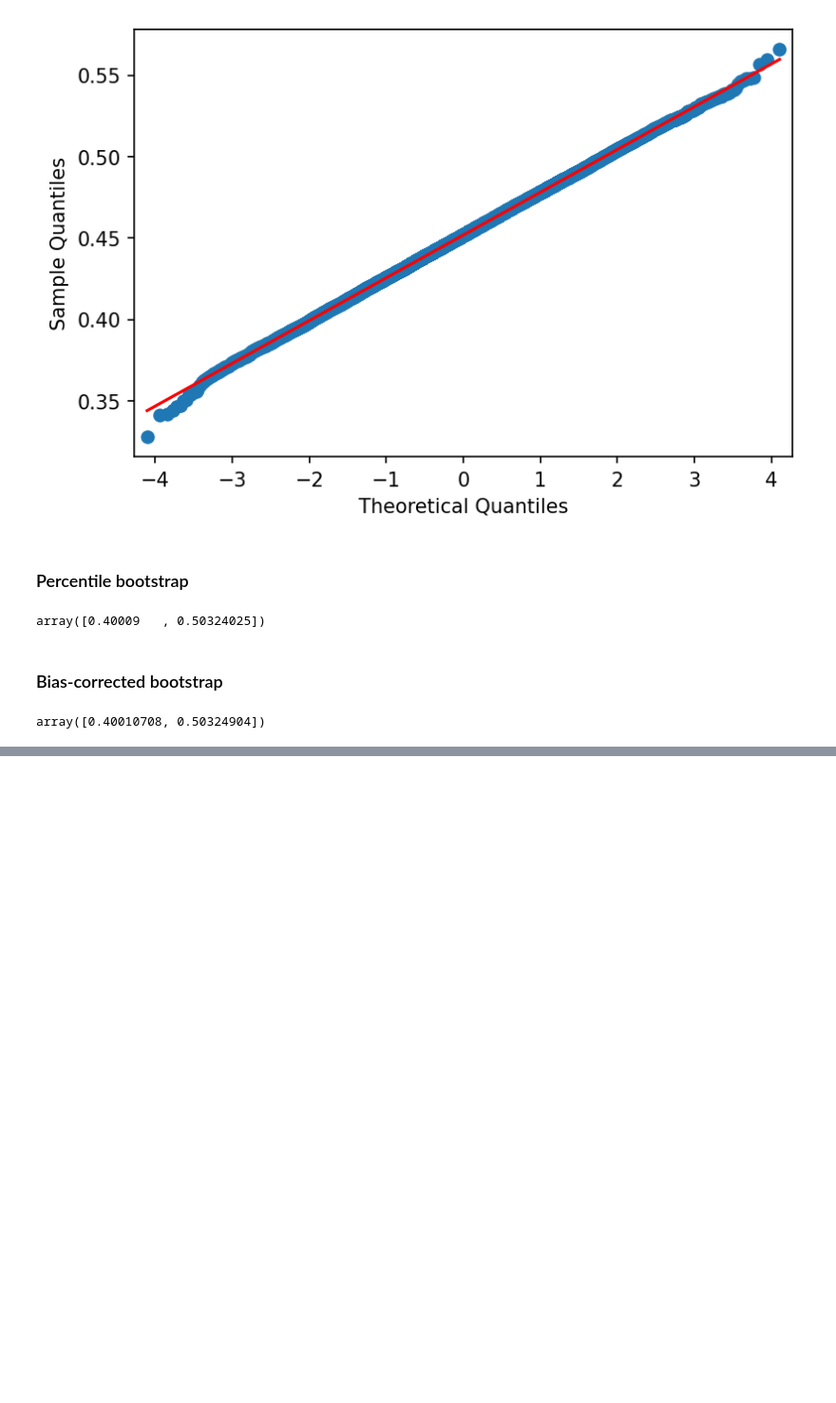
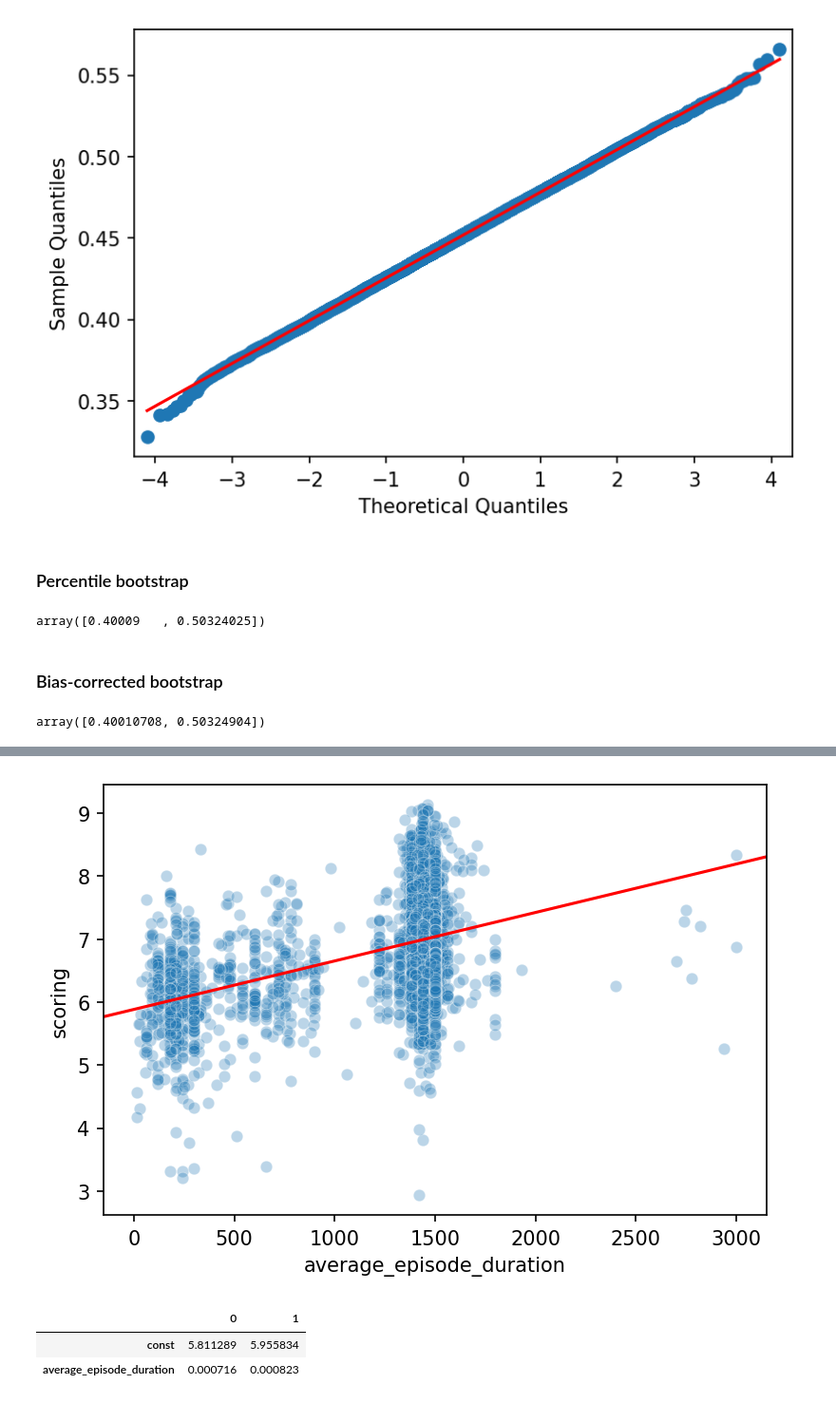
Before and after one commit to derekmiddlemiss/python-resampling, a Jupyter notebook: Resampling_v2.ipynb, the cells around one changed output, grey strips where cells are left out. Shown at 95% size. Saved outputs shown, nothing was run; the diff lists cells and outputs as text; code cells hidden in the pictures; blank space fills up the shorter version.

```diff
--- a/Resampling_v2.ipynb
+++ b/Resampling_v2.ipynb
@@ -366,0 +431,2 @@ norm.cdf(-1.9599)
+# %%
+model = sm.OLS(endog=anime_tv.scoring, exog=sm.add_constant(anime_tv.average_episode_duration)).fit()
@@ -366,0 +439,11 @@ norm.cdf(-1.9599)
+# %%
+plot = sns.scatterplot(data=anime_tv, x="average_episode_duration", y="scoring", alpha=0.3);
+plt.axline(xy1=(0, model.params['const']), slope=model.params['average_episode_duration'], color="red");
+# %% [output]
+[figure, added]
+# %%
+model.conf_int(alpha=0.05)
+# %% [output]
+|  | 0 | 1 |
+| const | 5.811289 | 5.955834 |
+| average_episode_duration | 0.000716 | 0.000823 |
```
Also changed, not shown: parts of 17 cells of this notebook, 1 other file.
